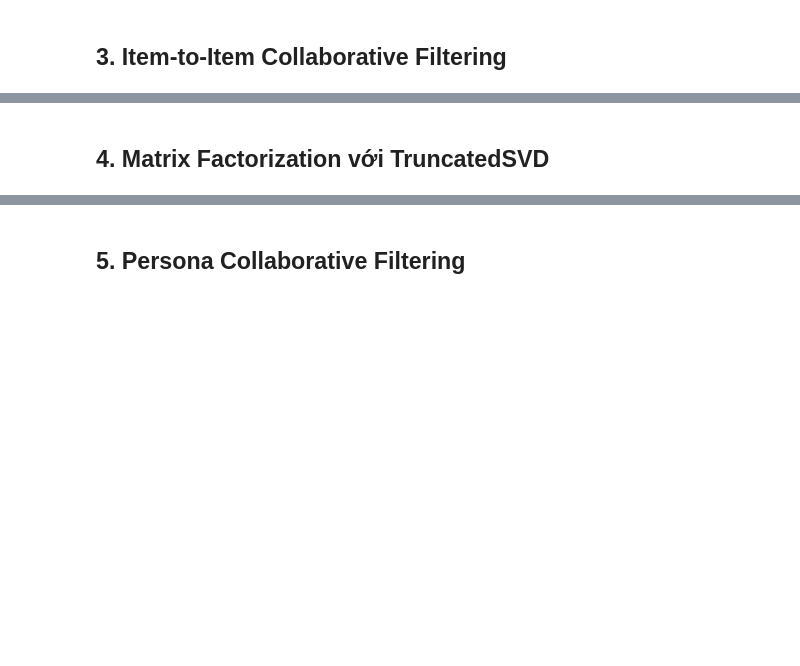
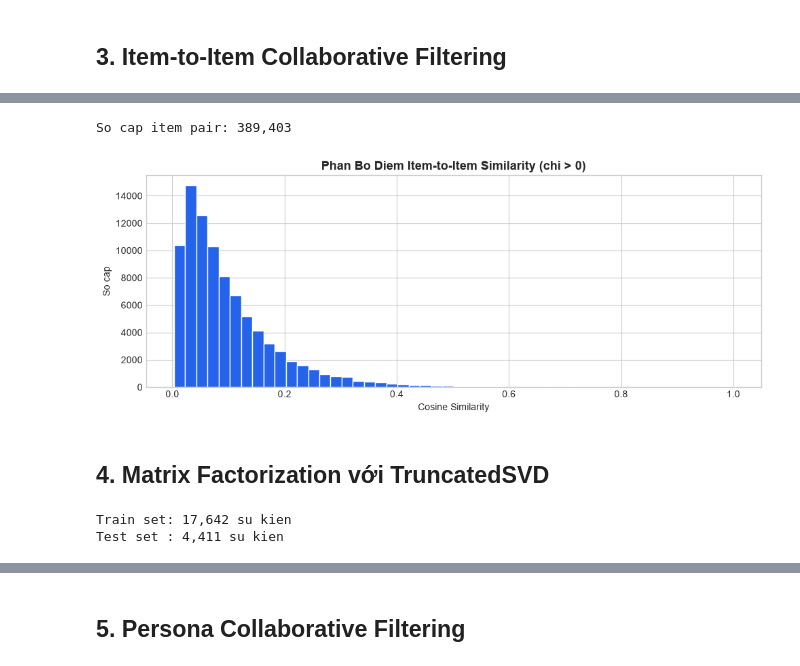
Before and after one commit to doanquangminh14/IT-Job-Market-Intelligence, a Jupyter notebook: notebook/collaborative_filtering_experiment.ipynb, the cells around one changed output, grey strips where cells are left out. Saved outputs shown, nothing was run; the diff lists cells and outputs as text; code cells hidden in the pictures; blank space fills up the shorter version.

```diff
--- a/notebook/collaborative_filtering_experiment.ipynb
+++ b/notebook/collaborative_filtering_experiment.ipynb
@@ -173,15 +228,18 @@ for rank, (jid, score) in enumerate(similar, 1):
 # %%
 # Phân bố điểm tương đồng
 sim_flat = item_sim[np.triu_indices(len(jobs), k=1)]
-print(f"Số cặp item pair: {len(sim_flat):,}")
+print(f"So cap item pair: {len(sim_flat):,}")
 
 fig, ax = plt.subplots(figsize=(10, 4))
 ax.hist(sim_flat[sim_flat > 0], bins=50, color='#2563eb', edgecolor='white')
-ax.set_title('Phân Bố Điểm Item-to-Item Similarity (chỉ > 0)', fontsize=13, fontweight='bold')
+ax.set_title('Phan Bo Diem Item-to-Item Similarity (chi > 0)', fontsize=13, fontweight='bold')
 ax.set_xlabel('Cosine Similarity')
-ax.set_ylabel('Số cặp')
+ax.set_ylabel('So cap')
 plt.tight_layout()
 plt.show()
+# %% [output]
+So cap item pair: 389,403
+[figure, added]
 # %% [markdown]
 ## 4. Matrix Factorization với TruncatedSVD
 # %%
@@ -193,8 +251,8 @@ df_shuffled = df_agg.sample(frac=1, random_state=42).reset_index(drop=True)
 df_train = df_shuffled[:n_train]
 df_test  = df_shuffled[n_train:]
 
-print(f"Train set: {len(df_train):,} sự kiện")
-print(f"Test set : {len(df_test):,} sự kiện")
+print(f"Train set: {len(df_train):,} su kien")
+print(f"Test set : {len(df_test):,} su kien")
 
 # Xây ma trận train
 rows_tr = df_train['user_id'].map(user_to_idx).values
@@ -202,6 +260,9 @@ cols_tr = df_train['job_id'].map(job_to_idx).values
 data_tr = df_train['rating'].values.astype(np.float32)
 
 R_train = sp.csr_matrix((data_tr, (rows_tr, cols_tr)), shape=(n_users, n_jobs))
+# %% [output]
+Train set: 17,642 su kien
+Test set : 4,411 su kien
 # %%
 # Huấn luyện TruncatedSVD với nhiều giá trị n_components khác nhau
 components_list = [10, 20, 30, 50, 80]
```
Also changed, not shown: parts of 20 cells of this notebook.
